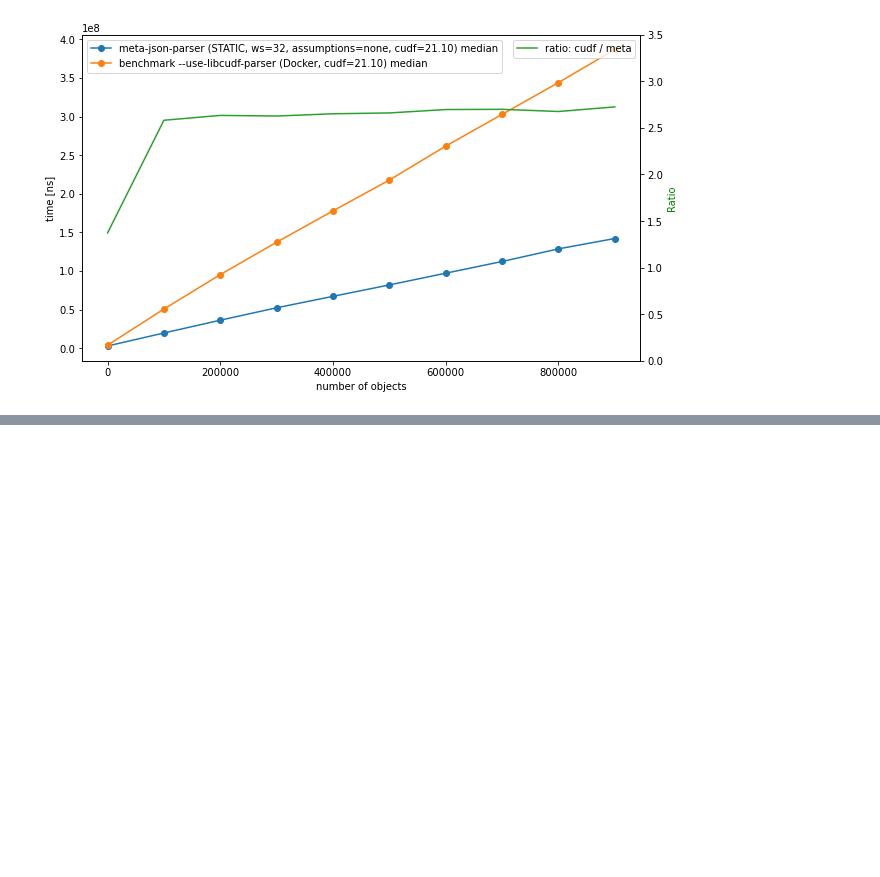
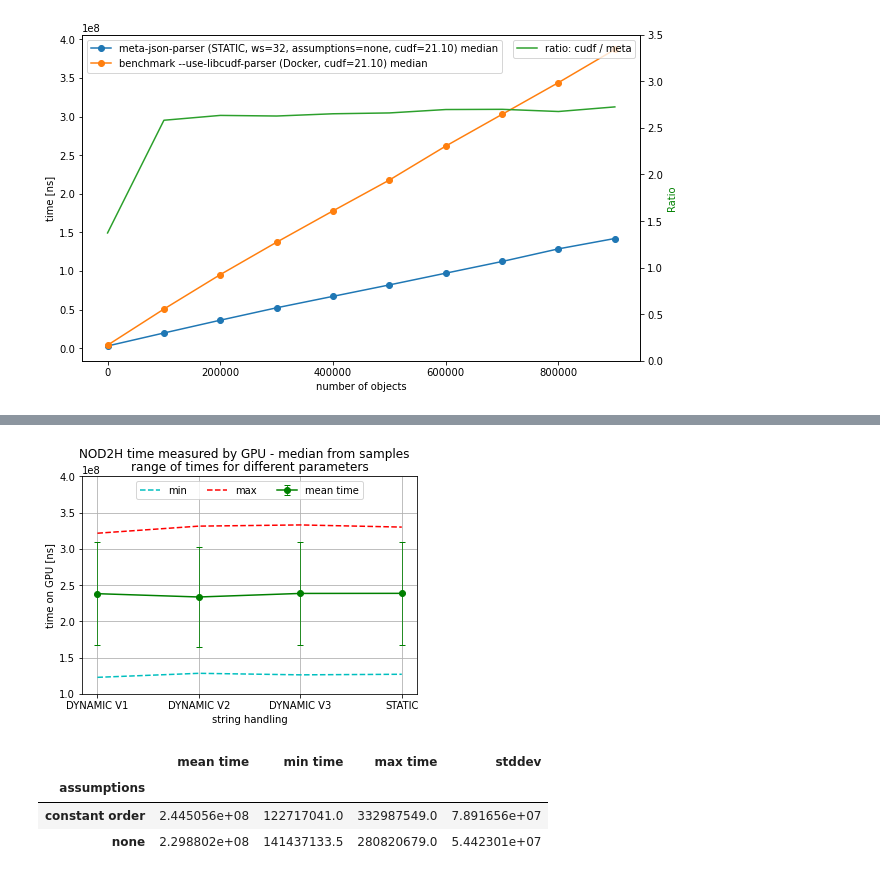
Before and after one commit to mis-wut/meta-json-parser, a Jupyter notebook: benchmark/notebooks/examine_benchmarks.ipynb, the cells around one changed output, grey strips where cells are left out. Saved outputs shown, nothing was run; the diff lists cells and outputs as text; code cells hidden in the pictures; blank space fills up the shorter version.

```diff
--- a/benchmark/notebooks/examine_benchmarks.ipynb
+++ b/benchmark/notebooks/examine_benchmarks.ipynb
@@ -516,0 +685,9 @@ ax.right_ax.legend(loc=0)
+# %%
+df_grid_str = df_grid_grouped.median().groupby('string handling')
+df_grid_str_res = pd.DataFrame(data={
+    'mean time': df_grid_str.mean()['NOD2H time measured by GPU [ns]'],
+    'min time': df_grid_str.min()['NOD2H time measured by GPU [ns]'],
+    'max time': df_grid_str.max()['NOD2H time measured by GPU [ns]'],
+    'stddev': df_grid_str.std()['NOD2H time measured by GPU [ns]'],
+})
+df_grid_str_res
@@ -516,0 +701,31 @@ ax.right_ax.legend(loc=0)
+# %%
+fig, ax = plt.subplots()
+fig.suptitle('NOD2H time measured by GPU - median from samples')
+ax.set_title('range of times for different parameters')
+ax.errorbar(x=df_grid_str_res.index, y=df_grid_str_res['mean time'], yerr=df_grid_str_res['stddev'],
+            linestyle='-', marker='o', elinewidth=0.8,capsize=3, color='g', label='mean time')
+ax.plot(df_grid_str_res.index, df_grid_str_res['min time'], linestyle='--', color='c', label='min')
+ax.plot(df_grid_str_res.index, df_grid_str_res['max time'], linestyle='--', color='r', label='max')
+ax.set(xlabel='string handling',
+       ylabel='time on GPU [ns]',ylim=(1e8,4e8))
+ax.grid(visible=True)
+ax.legend(loc='upper center',ncol=3)
+
+plt.savefig('fig.png', transparent=False)
+plt.show()
+# %% [output]
+[figure, added]
+# %%
+df = df_grid_ass = df_grid_grouped.median().groupby('assumptions')
+df_grid_ass_res = pd.DataFrame(data={
+    'mean time': df.mean()['NOD2H time measured by GPU [ns]'],
+    'min time': df.min()['NOD2H time measured by GPU [ns]'],
+    'max time': df.max()['NOD2H time measured by GPU [ns]'],
+    'stddev':   df.std()['NOD2H time measured by GPU [ns]'],
+})
+df_grid_ass_res
+# %% [output]
+|  | mean time | min time | max time | stddev |
+| assumptions |  |  |  |  |
+| constant order | 2.445056e+08 | 122717041.0 | 332987549.0 | 7.891656e+07 |
+| none | 2.298802e+08 | 141437133.5 | 280820679.0 | 5.442301e+07 |
```
Also changed, not shown: parts of 17 cells of this notebook.
